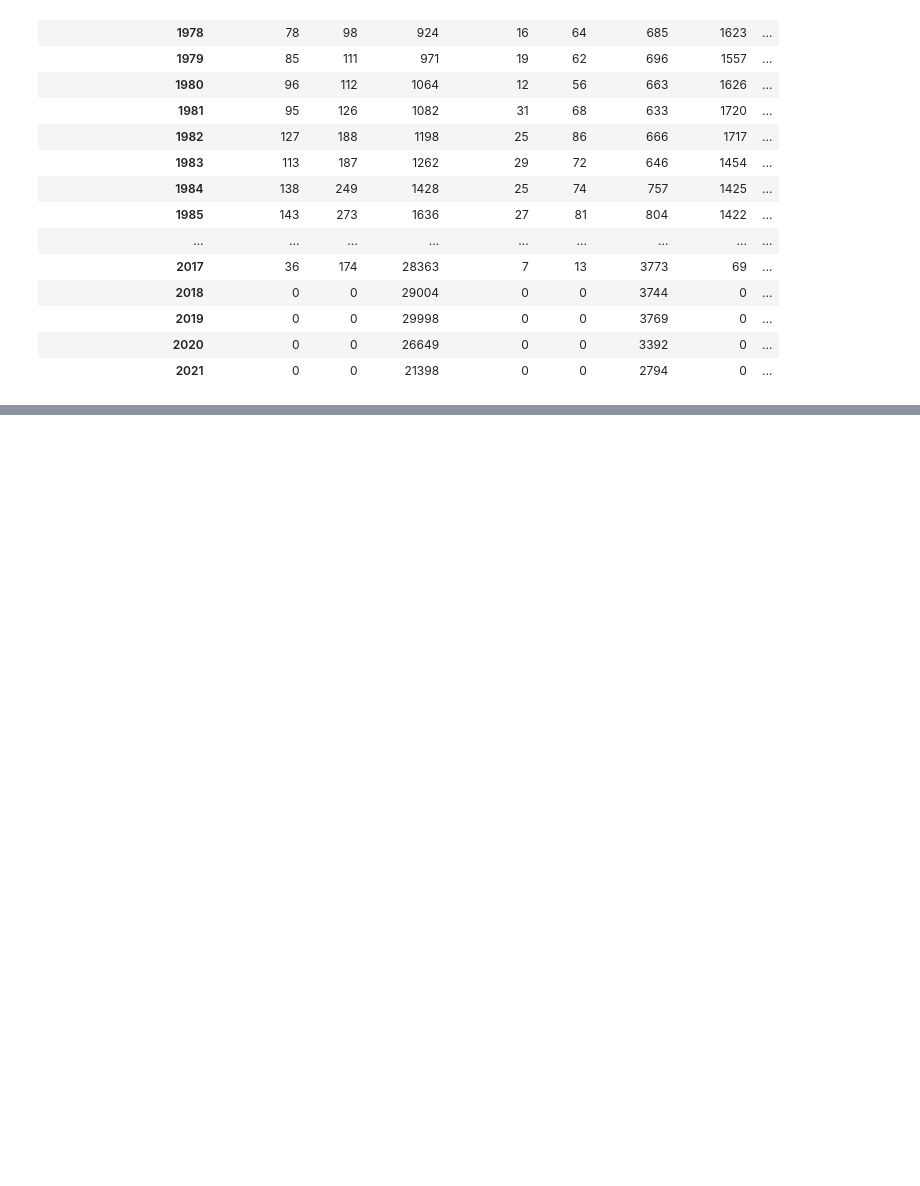
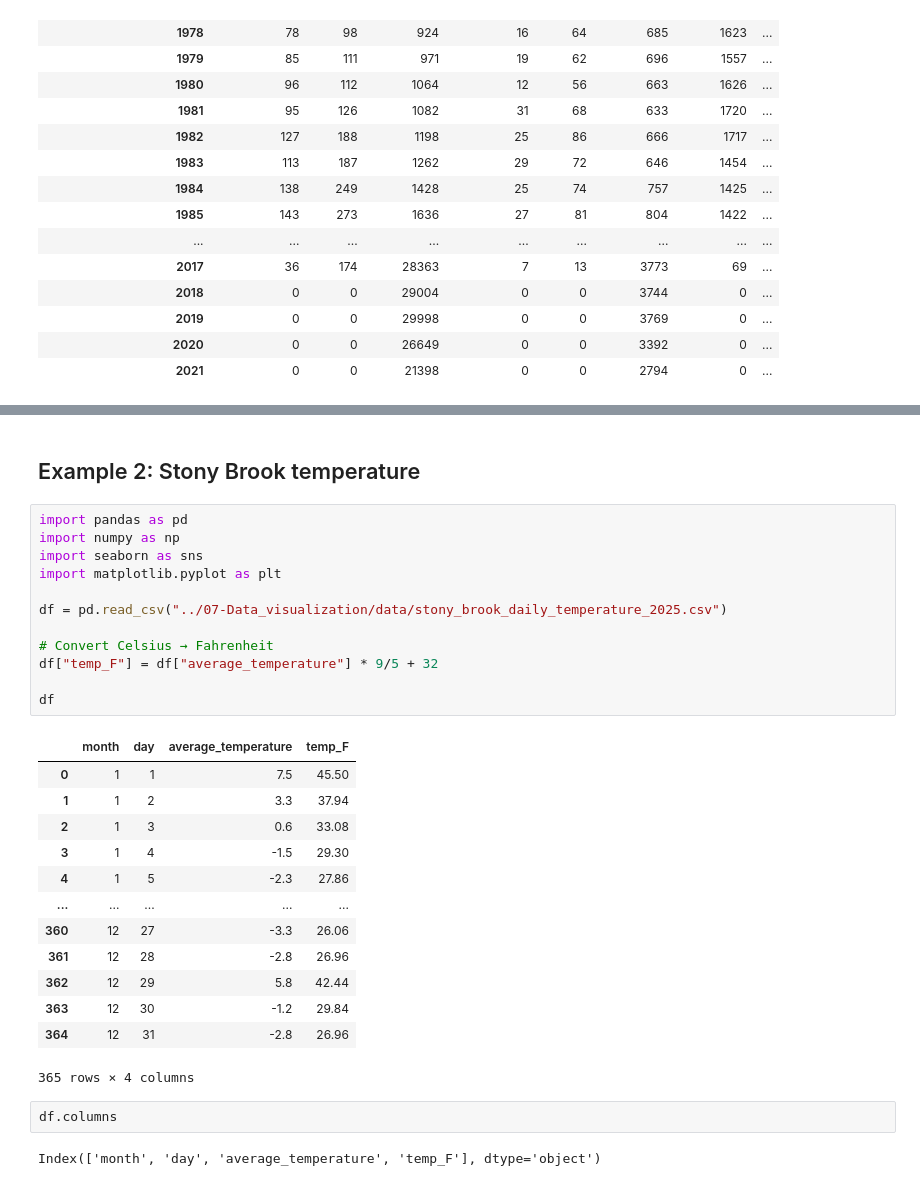
Before and after one commit to jieshu-wang-SBU/EST389_371_2026_spring, a Jupyter notebook: lectures/09-advanced_data_operations/09-01_Pivot_dataframes.ipynb, the cells around one changed output, grey strips where cells are left out. Cells and saved outputs as stored; diff of their text form; blank space fills up the shorter version.

```diff
--- a/lectures/09-advanced_data_operations/09-01_Pivot_dataframes.ipynb
+++ b/lectures/09-advanced_data_operations/09-01_Pivot_dataframes.ipynb
@@ -203,0 +272,32 @@ pivot_wide
+# %% [markdown]
+## Example 2: Stony Brook temperature
+# %%
+import pandas as pd
+import numpy as np
+import seaborn as sns
+import matplotlib.pyplot as plt
+
+df = pd.read_csv("../07-Data_visualization/data/stony_brook_daily_temperature_2025.csv")
+
+# Convert Celsius → Fahrenheit
+df["temp_F"] = df["average_temperature"] * 9/5 + 32
+
+df
+# %% [output]
+|  | month | day | average_temperature | temp_F |
+| 0 | 1 | 1 | 7.5 | 45.50 |
+| 1 | 1 | 2 | 3.3 | 37.94 |
+| 2 | 1 | 3 | 0.6 | 33.08 |
+| 3 | 1 | 4 | -1.5 | 29.30 |
+| 4 | 1 | 5 | -2.3 | 27.86 |
+| ... | ... | ... | ... | ... |
+| 360 | 12 | 27 | -3.3 | 26.06 |
+| 361 | 12 | 28 | -2.8 | 26.96 |
+| 362 | 12 | 29 | 5.8 | 42.44 |
+| 363 | 12 | 30 | -1.2 | 29.84 |
+| 364 | 12 | 31 | -2.8 | 26.96 |
+365 rows × 4 columns
+# %%
+df.columns
+# %% [output]
+Index(['month', 'day', 'average_temperature', 'temp_F'], dtype='object')
```
Also changed, not shown: parts of 13 cells of this notebook.
